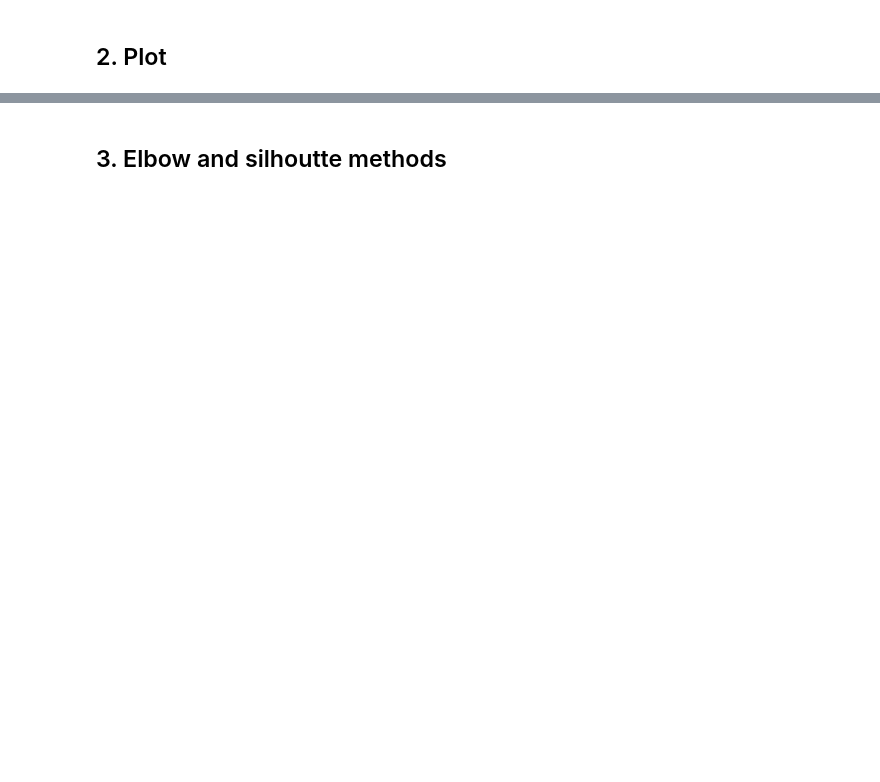
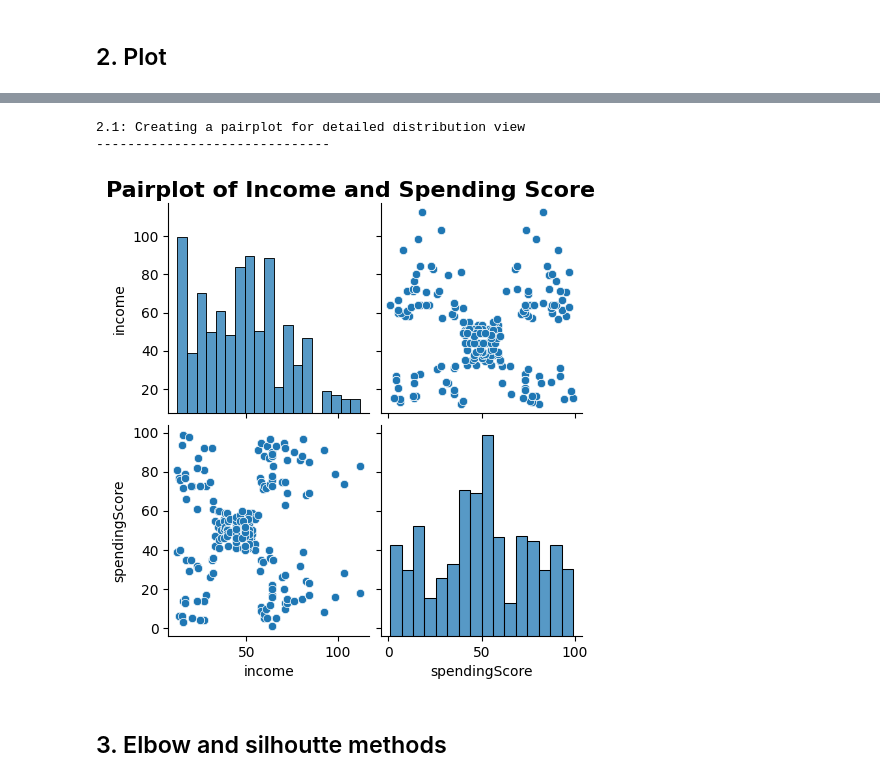
Before and after one commit to totoberni/LSE_DA301_BP, a Jupyter notebook: Python/Berni_Alberto_DA301_Assignment_Notebook.ipynb, the cells around one changed output, grey strips where cells are left out. Drawn from its saved outputs; the diff is of its cells as text; code cells hidden in the pictures; blank space fills up the shorter version.

```diff
--- a/Python/Berni_Alberto_DA301_Assignment_Notebook.ipynb
+++ b/Python/Berni_Alberto_DA301_Assignment_Notebook.ipynb
@@ -1201,5 +1277,17 @@ display(rdf32.head(1)) # print(rdf2.df.columns.tolist()) also works but display(
 # %%
-# Create a pairplot with Seaborn.
+# 2.1: Create a pairplot
+print("2.1: Creating a pairplot for detailed distribution view")
+print("-"*30)
+
+# While a pairplot is most useful for more than two variables,
+# it provides a quick way to see both the scatter and individual distributions.
+sns.pairplot(rdf32)
+plt.suptitle('Pairplot of Income and Spending Score', y=1.02, fontsize=16, fontweight='bold')
+plt.show()
+# %% [output]
+2.1: Creating a pairplot for detailed distribution view
+------------------------------
+[figure, added]
 # %% [markdown]
 ## 3. Elbow and silhoutte methods
 # %%
```
Also changed, not shown: parts of 24 cells of this notebook.
